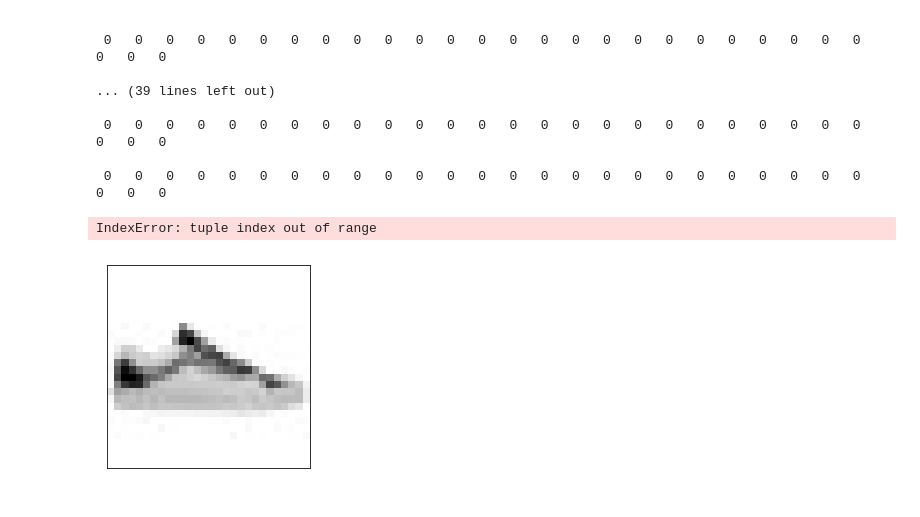
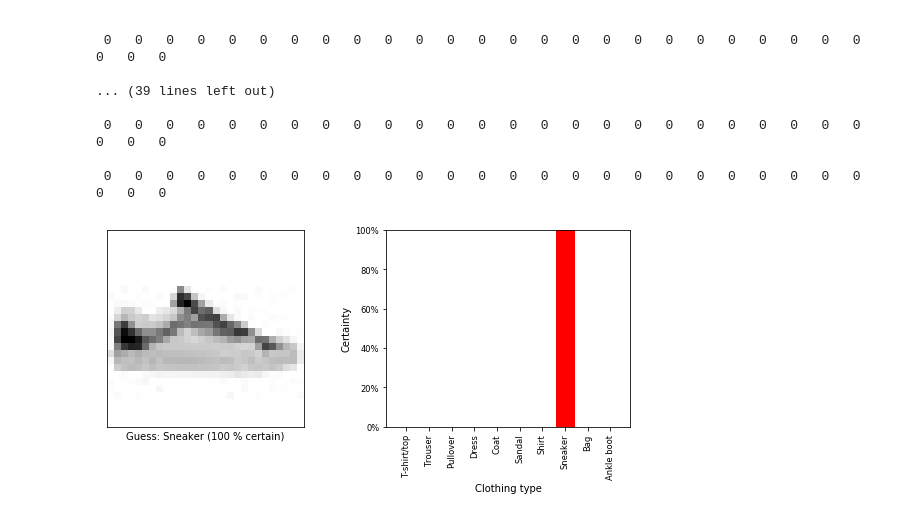
Before and after one commit to mattnappo/basic-ml, a Jupyter notebook: Notebooks/NeuralNetworks/FashionNet.ipynb, the cells around one changed output. Drawn from its saved outputs; the diff is of its cells as text; code cells hidden in the pictures.

```diff
--- a/Notebooks/NeuralNetworks/FashionNet.ipynb
+++ b/Notebooks/NeuralNetworks/FashionNet.ipynb
@@ -254,6 +254,7 @@ from PIL import Image
 
 def flatten_image(path):
     img = Image.open(path).convert('F')
+    image.resize((28, 28))
     WIDTH, HEIGHT = img.size
 
     data = list(img.getdata())
@@ -310,47 +344,14 @@ def plot_image_predict(i, prediction_vectors, images):
-# %%
-def plot_value_array_predict(prediction_vectors):
-    prediction_vector = prediction_vectors
-
-    plt.grid(False)
-
-    plot = plt.bar(
-        range(len(labels)),
-        prediction_vector,
-        color = '#fa34ab'
-    )
-
-    plt.xlabel('Clothing type')
-    plt.ylabel('Certainty')
-
-    plt.xticks(
-        range(len(labels)),
-        labels,
-        size='small',
-        rotation=90
-    )
-
-    plt.ylim([0, 1])
-
-    nums = []
-    for num in np.arange(0, 120, 20):
-        nums.append(str(num) + "%")
-
-    plt.yticks(np.arange(0, 1.2, .2), nums, size='small')
-
-    predicted_label = np.argmax(prediction_vector)
-
-    plot[predicted_label].set_color('red')
 # %%
+i = 0
 plt.figure(figsize = (8, 4))
 plt.subplot(1, 2, 1)
 
-plot_image_predict(0, [custom_prediction], [custom_image])
+plot_image_predict(custom_prediction, custom_image)
 plt.subplot(1, 2, 2)
 
 plot_value_array_predict(custom_prediction)
 
 plt.tight_layout()
 plt.show()
 # %% [output]
-IndexError: tuple index out of range
-[figure, old version]
+[figure, new version]
```
Also changed, not shown: parts of 1 cell of this notebook.
